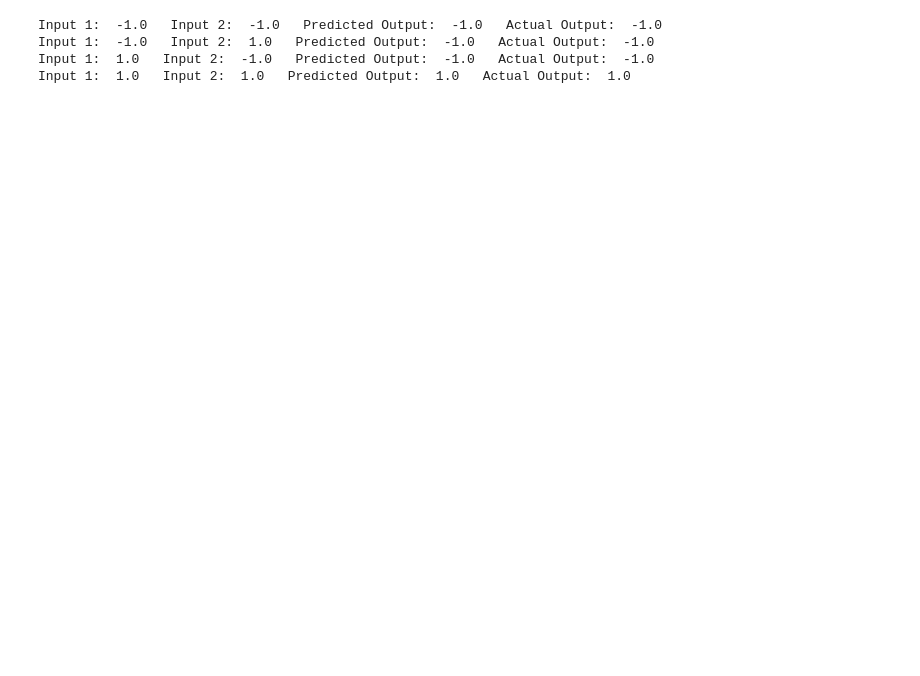
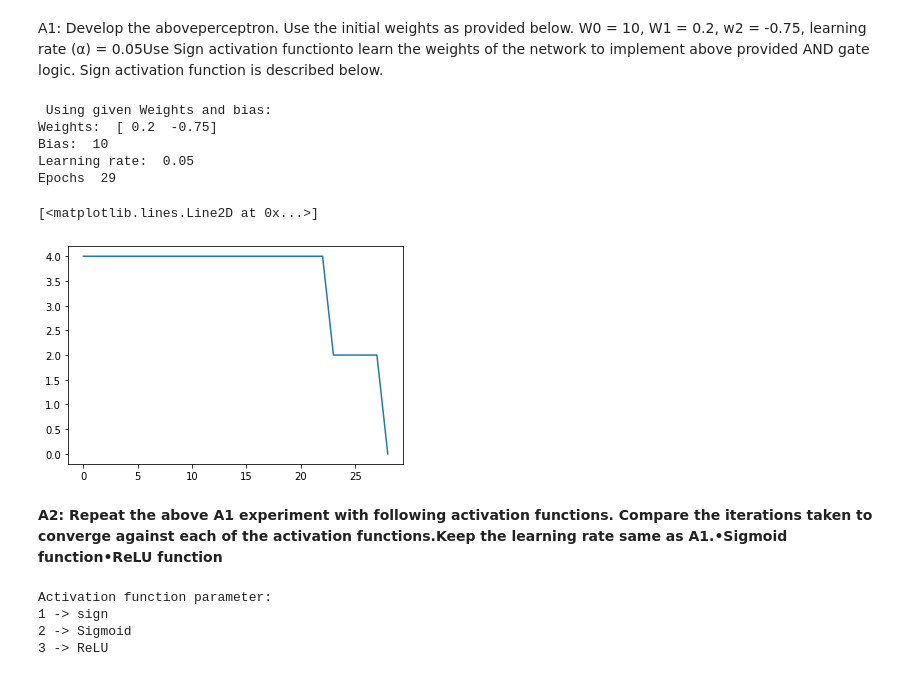
Before and after one commit to AvinashSubhash/NeuralNetwork-from-scratch, a Jupyter notebook: Perceptron-Structure-and-model.ipynb, the cells around one changed output. Drawn from its saved outputs; the diff is of its cells as text; code cells hidden in the pictures; blank space fills up the shorter version.

```diff
--- a/Perceptron-Structure-and-model.ipynb
+++ b/Perceptron-Structure-and-model.ipynb
@@ -60,8 +125,25 @@ print(w1,w2,b)
-# %%
-for i in range(4):
-  print("Input 1: ",data[i][0],"  Input 2: ",data[i][1],"  Predicted Output: ",activate(b+(w1*data[i][0])+(w2*data[i][1])),"  Actual Output: ",data[i][2])
-# %% [output]
-Input 1:  -1.0   Input 2:  -1.0   Predicted Output:  -1.0   Actual Output:  -1.0
-Input 1:  -1.0   Input 2:  1.0   Predicted Output:  -1.0   Actual Output:  -1.0
-Input 1:  1.0   Input 2:  -1.0   Predicted Output:  -1.0   Actual Output:  -1.0
-Input 1:  1.0   Input 2:  1.0   Predicted Output:  1.0   Actual Output:  1.0
+# %% [markdown]
+A1: Develop the aboveperceptron. Use the initial weights as provided below. W0 = 10, W1 = 0.2, w2 = -0.75, learning rate (α) = 0.05Use Sign activation functionto learn the weights of the network to implement above provided AND gate logic. Sign activation function is described below.
+# %%
+print(" Using given Weights and bias:")
+model = Perceptron(weights=[0.2,-0.75],bias=10,learn=0.05)
+model.forw_back_prop(and_gate_data)
+x,y = model.map()
+plt.plot(x,y)
+# %% [output]
+ Using given Weights and bias:
+Weights:  [ 0.2  -0.75]
+Bias:  10
+Learning rate:  0.05
+Epochs  29
+[<matplotlib.lines.Line2D at 0x...>]
+[figure, added]
+# %% [markdown]
+**A2:  Repeat the above A1 experiment with following activation functions. Compare the iterations taken to converge against each of the activation functions.Keep the learning rate same as A1.•Sigmoid function•ReLU function**
+# %%
+print("Activation function parameter: \n1 -> sign\n2 -> Sigmoid\n3 -> ReLU\n")
+# %% [output]
+Activation function parameter:
+1 -> sign
+2 -> Sigmoid
+3 -> ReLU
```
Also changed, not shown: parts of 31 cells of this notebook, 1 other file.
